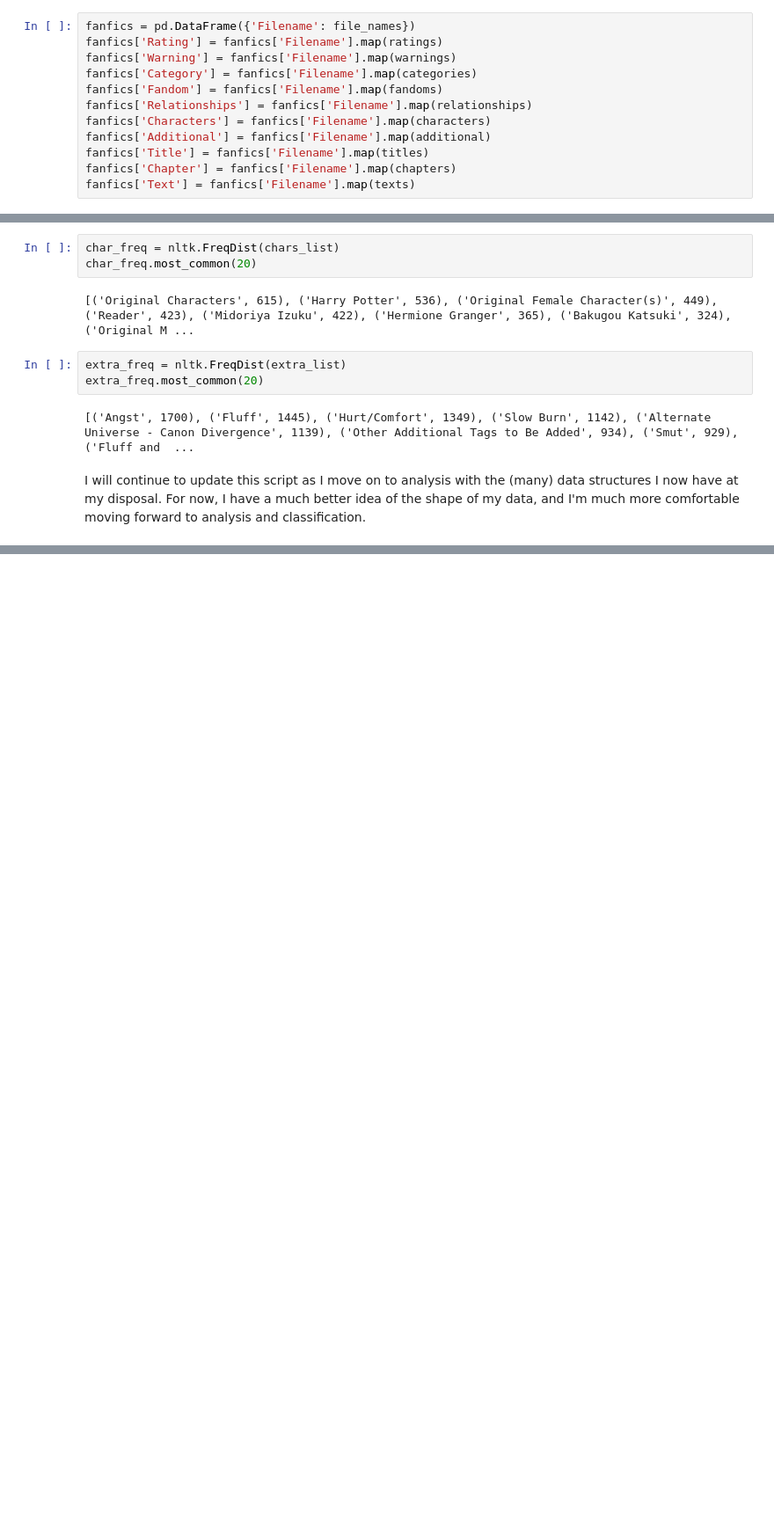
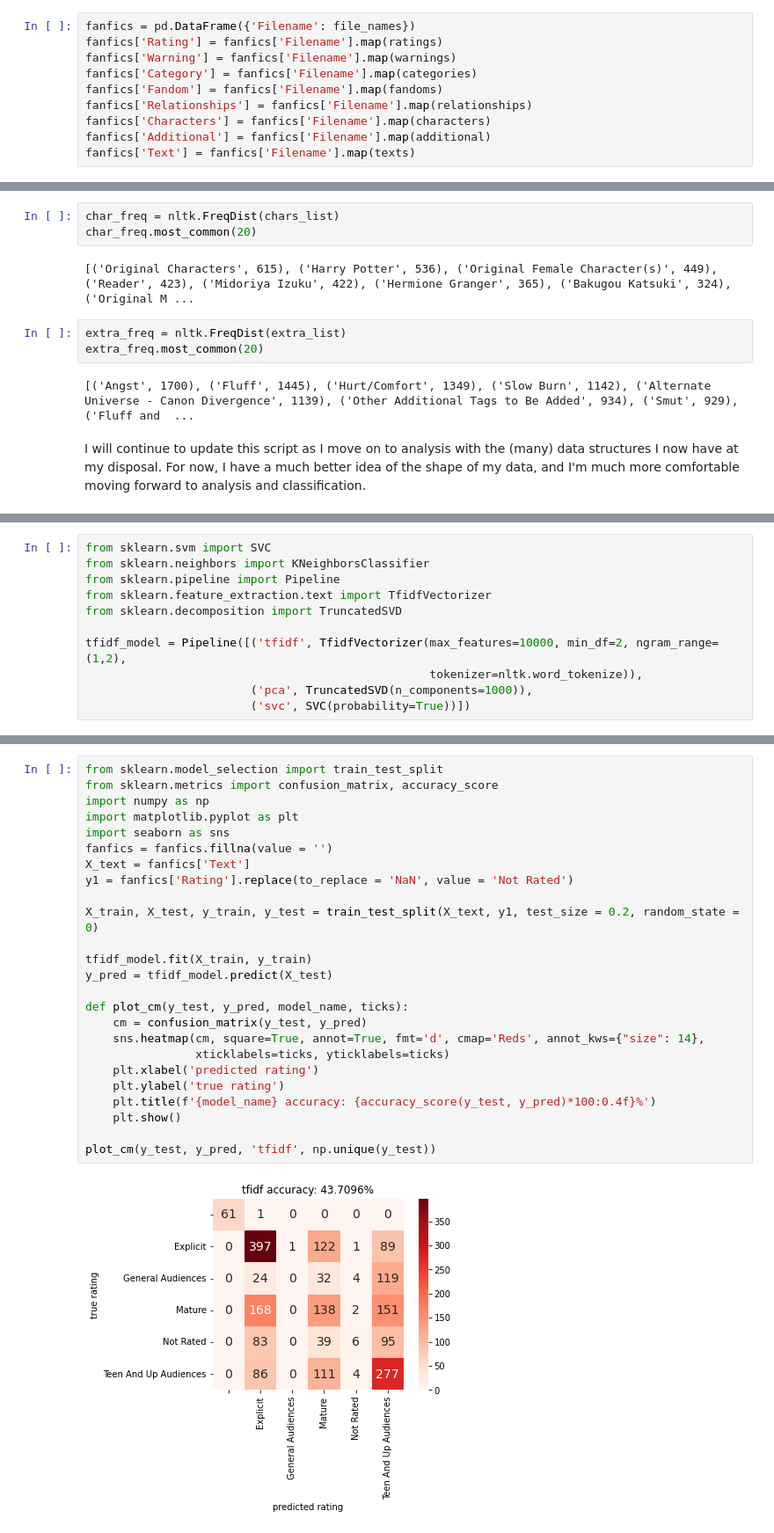
Before and after one commit to Data-Science-for-Linguists-2022/Fanfiction-Classification-Analysis, a Jupyter notebook: fanfiction_data_parsing.ipynb, the cells around one changed output, grey strips where cells are left out. Shown: that part at 88% size. Drawn from its saved outputs; the diff is of its cells as text; blank space fills up the shorter version.

```diff
--- a/fanfiction_data_parsing.ipynb
+++ b/fanfiction_data_parsing.ipynb
@@ -129,8 +121,6 @@ fanfics['Fandom'] = fanfics['Filename'].map(fandoms)
 fanfics['Relationships'] = fanfics['Filename'].map(relationships)
 fanfics['Characters'] = fanfics['Filename'].map(characters)
 fanfics['Additional'] = fanfics['Filename'].map(additional)
-fanfics['Title'] = fanfics['Filename'].map(titles)
-fanfics['Chapter'] = fanfics['Filename'].map(chapters)
 fanfics['Text'] = fanfics['Filename'].map(texts)
 # %%
 fanfics.head()
@@ -283,0 +278,11 @@ I will continue to update this script as I move on to analysis with the (many) d
+# %%
+from sklearn.svm import SVC
+from sklearn.neighbors import KNeighborsClassifier
+from sklearn.pipeline import Pipeline
+from sklearn.feature_extraction.text import TfidfVectorizer
+from sklearn.decomposition import TruncatedSVD
+
+tfidf_model = Pipeline([('tfidf', TfidfVectorizer(max_features=10000, min_df=2, ngram_range=(1,2),
+                                                  tokenizer=nltk.word_tokenize)),
+                        ('pca', TruncatedSVD(n_components=1000)),
+                        ('svc', SVC(probability=True))])
@@ -283,0 +291,27 @@ I will continue to update this script as I move on to analysis with the (many) d
+# %%
+from sklearn.model_selection import train_test_split
+from sklearn.metrics import confusion_matrix, accuracy_score
+import numpy as np
+import matplotlib.pyplot as plt
+import seaborn as sns
+fanfics = fanfics.fillna(value = '')
+X_text = fanfics['Text']
+y1 = fanfics['Rating'].replace(to_replace = 'NaN', value = 'Not Rated')
+
+X_train, X_test, y_train, y_test = train_test_split(X_text, y1, test_size = 0.2, random_state = 0)
+
+tfidf_model.fit(X_train, y_train)
+y_pred = tfidf_model.predict(X_test)
+
+def plot_cm(y_test, y_pred, model_name, ticks):
+    cm = confusion_matrix(y_test, y_pred)
+    sns.heatmap(cm, square=True, annot=True, fmt='d', cmap='Reds', annot_kws={"size": 14},
+                xticklabels=ticks, yticklabels=ticks)
+    plt.xlabel('predicted rating')
+    plt.ylabel('true rating')
+    plt.title(f'{model_name} accuracy: {accuracy_score(y_test, y_pred)*100:0.4f}%')
+    plt.show()
+
+plot_cm(y_test, y_pred, 'tfidf', np.unique(y_test))
+# %% [output]
+[figure, added]
```
Also changed, not shown: parts of 12 cells of this notebook, 2 other files.
